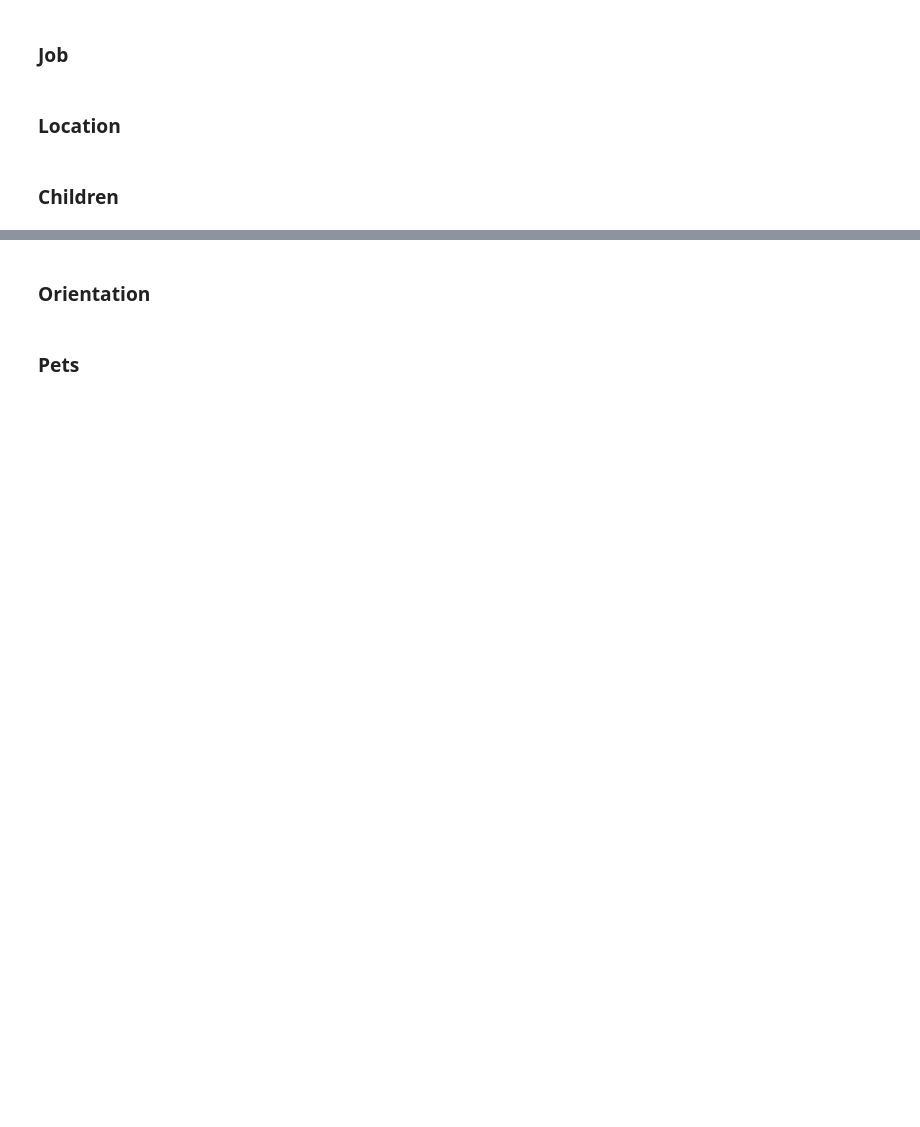
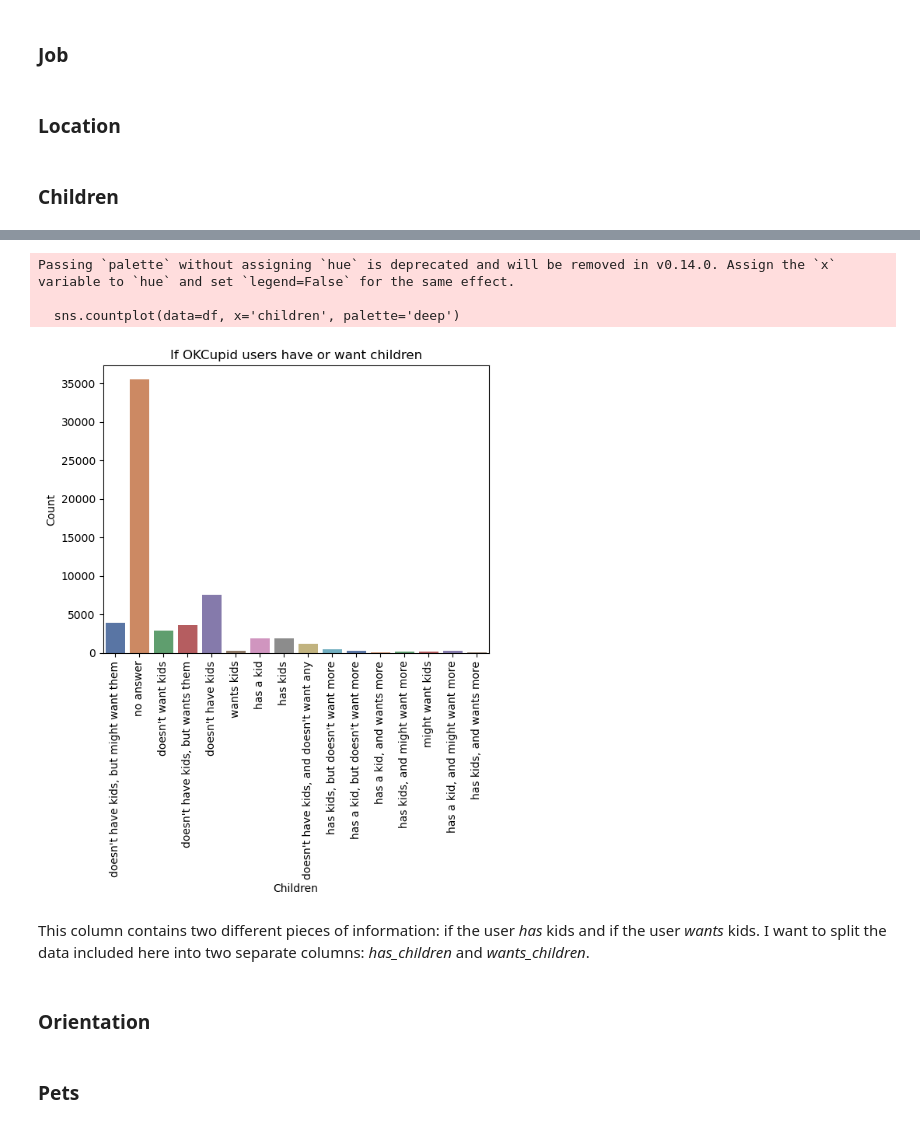
Before and after one commit to karoanton/nlp_data_science_course, a Jupyter notebook: OK-Cupid Date-A-Scientist/OKCupid-Date-A-Scientist-Starter/date-a-scientist.ipynb, the cells around one changed output, grey strips where cells are left out. Cells and saved outputs as stored; diff of their text form; code cells hidden in the pictures; blank space fills up the shorter version.

```diff
--- a/OK-Cupid Date-A-Scientist/OKCupid-Date-A-Scientist-Starter/date-a-scientist.ipynb
+++ b/OK-Cupid Date-A-Scientist/OKCupid-Date-A-Scientist-Starter/date-a-scientist.ipynb
@@ -371,3 +408,17 @@ Passing `palette` without assigning `hue` is deprecated and will be removed in v
+# %%
+sns.countplot(data=df, x='children', palette='deep')
+plt.title("If OKCupid users have or want children")
+plt.xlabel("Children")
+plt.xticks(rotation=90)
+plt.ylabel("Count")
+plt.show()
+# %% [output]
+Passing `palette` without assigning `hue` is deprecated and will be removed in v0.14.0. Assign the `x` variable to `hue` and set `legend=False` for the same effect.
+
+  sns.countplot(data=df, x='children', palette='deep')
+[figure, added]
+# %% [markdown]
+This column contains two different pieces of information: if the user *has* kids and if the user *wants* kids. I want to split the data included here into two separate columns: *has_children* and *wants_children*.
 # %% [markdown]
 ### Orientation
 # %% [markdown]
```
Also changed, not shown: parts of 8 cells of this notebook.
